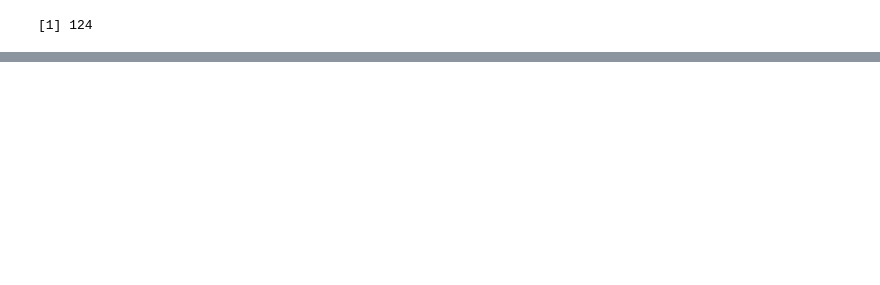
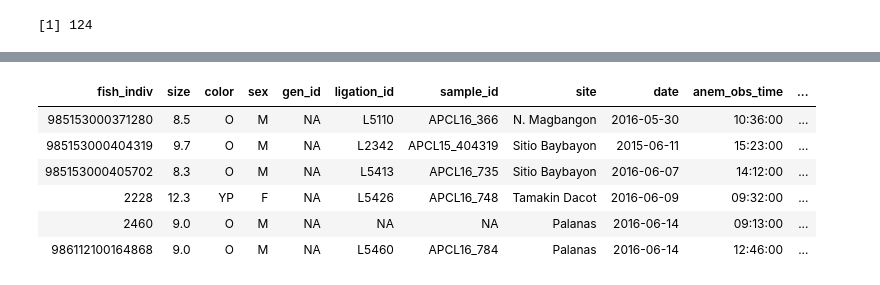
Before and after one commit to connorcmeenan/Sibling-Dispersal, a Jupyter notebook: SiblingDistanceCalculation.ipynb, the cells around one changed output, grey strips where cells are left out. Drawn from its saved outputs; the diff is of its cells as text; code cells hidden in the pictures; blank space fills up the shorter version.

```diff
--- a/SiblingDistanceCalculation.ipynb
+++ b/SiblingDistanceCalculation.ipynb
@@ -194,0 +214,10 @@ saveRDS(fish_meta, file="~/Sibling-Dispersal/data/fish_meta.rds")
+# %%
+head(fish_meta)
+# %% [output]
+| fish_indiv | size | color | sex | gen_id | ligation_id | sample_id | site | date | anem_obs_time | ... |
+| 985153000371280 | 8.5 | O | M | NA | L5110 | APCL16_366 | N. Magbangon | 2016-05-30 | 10:36:00 | ... |
+| 985153000404319 | 9.7 | O | M | NA | L2342 | APCL15_404319 | Sitio Baybayon | 2015-06-11 | 15:23:00 | ... |
+| 985153000405702 | 8.3 | O | M | NA | L5413 | APCL16_735 | Sitio Baybayon | 2016-06-07 | 14:12:00 | ... |
+| 2228 | 12.3 | YP | F | NA | L5426 | APCL16_748 | Tamakin Dacot | 2016-06-09 | 09:32:00 | ... |
+| 2460 | 9.0 | O | M | NA | NA | NA | Palanas | 2016-06-14 | 09:13:00 | ... |
+| 986112100164868 | 9.0 | O | M | NA | L5460 | APCL16_784 | Palanas | 2016-06-14 | 12:46:00 | ... |
```
Also changed, not shown: parts of 23 cells of this notebook, 1 other file.
